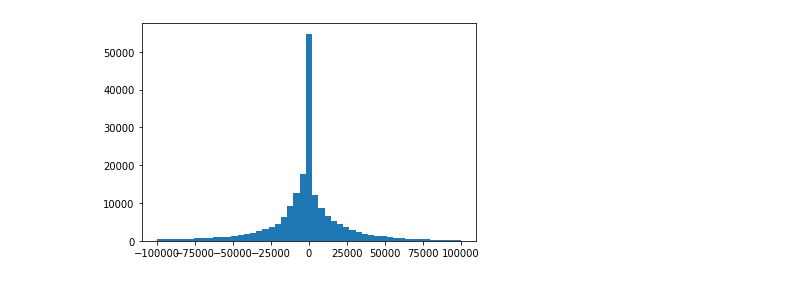
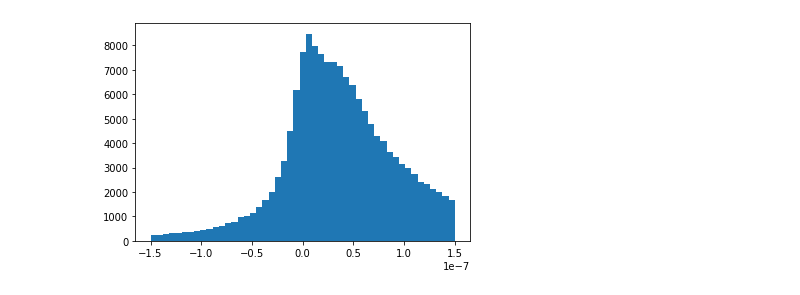
Before and after one commit to wurdahl/kSZfromPC, a Jupyter notebook: Processing-Joblib.ipynb, the cells around one changed output. Drawn from its saved outputs; the diff is of its cells as text; code cells hidden in the pictures.

Commit message:
Pre-factors

```diff
--- a/Processing-Joblib.ipynb
+++ b/Processing-Joblib.ipynb
@@ -47,9 +47,11 @@ def convertToSpherical(xyz):
 
     #convert velocity to radial velocity over radius^2
 
-    vel[:,0] = xyz[:,3]/(np.multiply(getScalingFactor(sphericalConversion[:,0]),np.power(sphericalConversion[:,0],2)))
-    vel[:,1] = xyz[:,4]/(np.multiply(getScalingFactor(sphericalConversion[:,0]),np.power(sphericalConversion[:,0],2)))
-    vel[:,2] = xyz[:,5]/(np.multiply(getScalingFactor(sphericalConversion[:,0]),np.power(sphericalConversion[:,0],2)))
+    angularDiameterDistanceSquared = np.power(np.multiply(getScalingFactor(sphericalConversion[:,0]),sphericalConversion[:,0]),2)
+
+    vel[:,0] = xyz[:,3]/angularDiameterDistanceSquared
+    vel[:,1] = xyz[:,4]/angularDiameterDistanceSquared
+    vel[:,2] = xyz[:,5]/angularDiameterDistanceSquared
 
     unitVectors = getRadialUnitVecs(sphericalConversion)
 
@@ -101,7 +103,7 @@ def readSetToBins(startFile, stopFile, index):
             reshaped = []
 
             #only take points within a certain radius
-            sphereConversion = sphereConversion[sphereConversion[:,0]<30]
+            sphereConversion = sphereConversion[sphereConversion[:,0]<80]
 
             #determine how many points are in each bin
             pixIndicies = hp.ang2pix(nside,sphereConversion[:,1],sphereConversion[:,2])
@@ -180,0 +160,25 @@ hp.mollview(almosterkSZ,xsize=3200,min=-50000,max=50000)
+# %%
+h = 0.69
+unitLength = 3.085678*10**24 #cm/h
+unitMass = 1.989*10**43 #g
+unitVelocity = 10**5 #cm/s
+
+c=2.998*10**10
+
+OmegaB = 0.048
+OmegaM = 0.31
+fb = OmegaB/OmegaM
+
+YHe=0.2477
+mH=1.6735575*(10**-24) #g
+mHe=6.464731*(10**-24) #g
+mu = (1-YHe)/mH+YHe/mHe
+
+sigmaT = 6.6524*(10**-25) #cm^2
+
+#convert l-picola units to SI units
+correctUnits = almostkSZ*(unitMass*unitVelocity/unitLength**2)
+#summation is now in (g/s)
+
+almosterkSZ = -(sigmaT*fb*mu)*(correctUnits/(c*hp.nside2resol(nside)**2))
+hp.mollview(almosterkSZ,xsize=3200,min=-15*10**-8,max=15*10**-8)
@@ -181,4 +187,4 @@ hp.mollview(almosterkSZ,xsize=3200,min=-50000,max=50000)
 # %%
-plt.hist(almosterkSZ,bins=np.linspace(-100000,100000));
+plt.hist(almosterkSZ,bins=np.linspace(-15*10**-8,15*10**-8));
 # %% [output]
-[figure, old version]
+[figure, new version]
```
Also changed, not shown: parts of 9 cells of this notebook.
